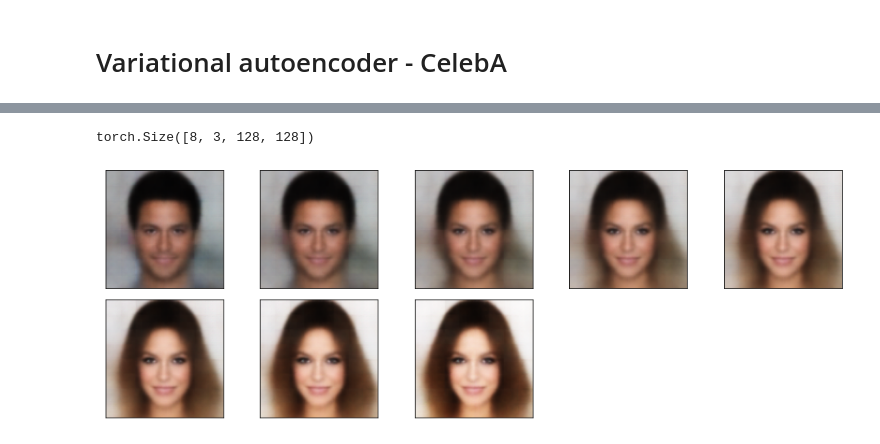
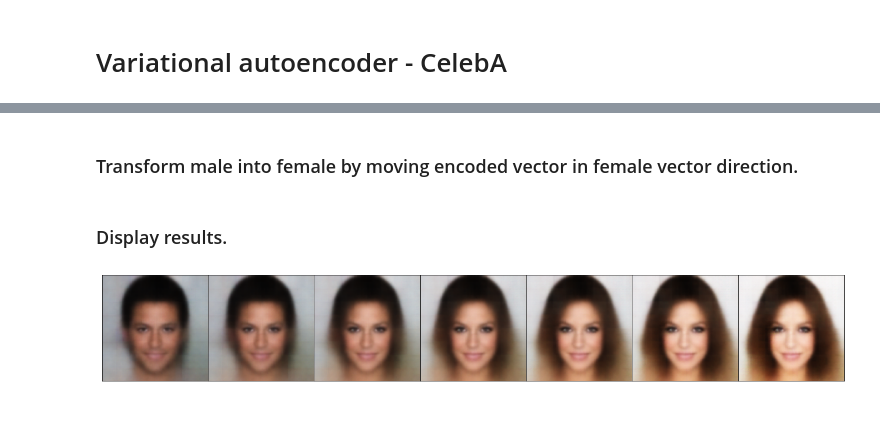
Before and after one commit to Bex0n/CelebA-VAE, a Jupyter notebook: experiments/vanilla_vae.ipynb, the cells around one changed output, grey strips where cells are left out. Cells and saved outputs as stored; diff of their text form; code cells hidden in the pictures; blank space fills up the shorter version.

```diff
--- a/experiments/vanilla_vae.ipynb
+++ b/experiments/vanilla_vae.ipynb
@@ -84,6 +84,6 @@ vanilla_vae = VanillaVAE(lr=LR,
 # %%
 if LOAD_MODEL:
-    vae = VanillaVAE.load_from_checkpoint("../logs/VanillaVAE/version_1/checkpoints/epoch=29-step=38160.ckpt",
+    vae = VanillaVAE.load_from_checkpoint("../checkpoints/vanilla_vae_30_epochs.ckpt",
                                           lr=1e-4,
                                           beta=1e-4,
                                           encoder=Encoder(in_channels=3, z_dim=512),
@@ -155,13 +167,26 @@ vector = vae.sample_z(z_mean, z_log_var)
+# %% [markdown]
+### Transform male into female by moving encoded vector in female vector direction.
 # %%
 images = []
-for i in range(8):
+for i in range(7):
     images.append(vector + (i * male_to_female))
+
+result = vae.decoder(torch.stack(images))
-# %%
-result = vae.decoder(torch.stack(images))
-result.size()
-# %% [output]
-torch.Size([8, 3, 128, 128])
+# %% [markdown]
+### Display results.
 # %%
-display_img(result)
+plt.figure(figsize=(24, 10))
+gs = plt.GridSpec(1, 7)
+
+for idx in range(7):
+    img = result[idx].permute(1, 2, 0).to('cpu')
+
+    ax = plt.subplot(gs[idx])
+    ax.set_xticks([])
+    ax.set_yticks([])
+    plt.imshow((img * 255).int())
+
+plt.subplots_adjust(wspace=0.)
+plt.show()
 # %% [output]
-[figure, old version]
+[figure, new version]
```
Also changed, not shown: parts of 18 cells of this notebook, 1 other file.
